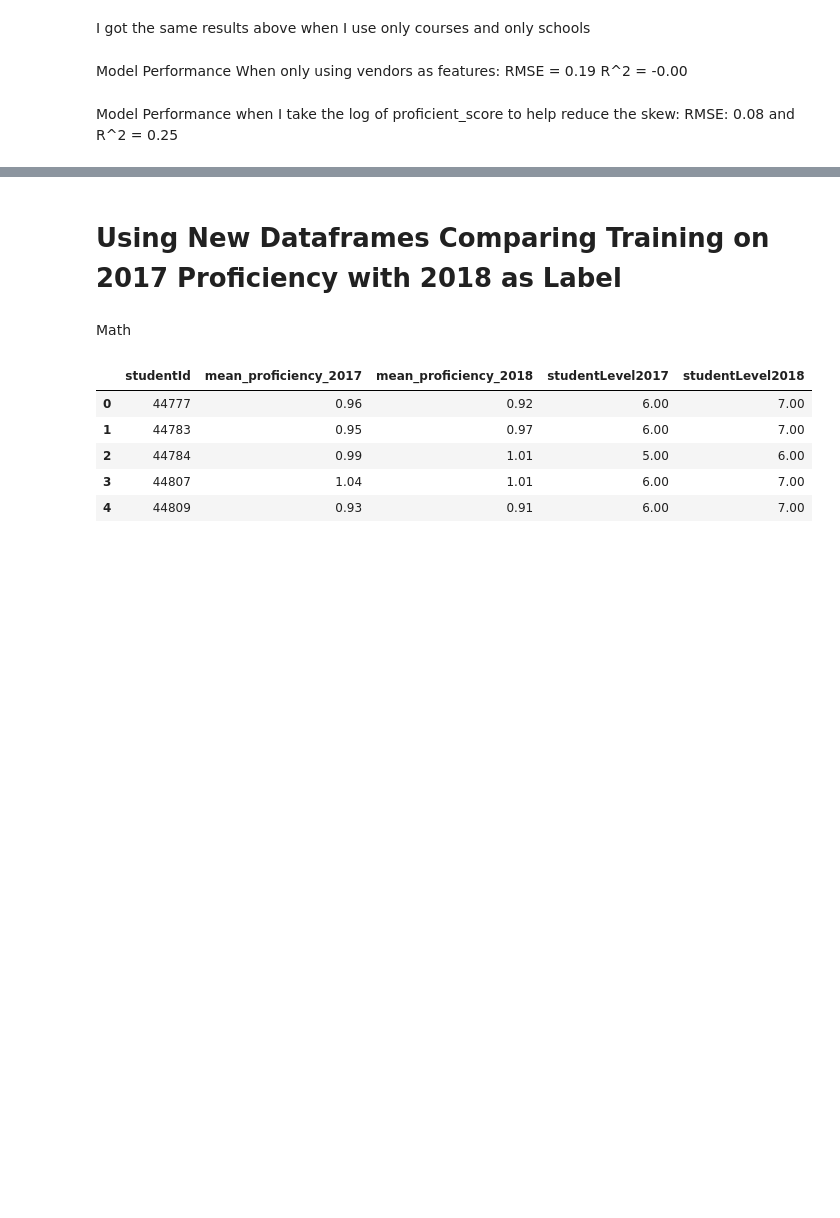
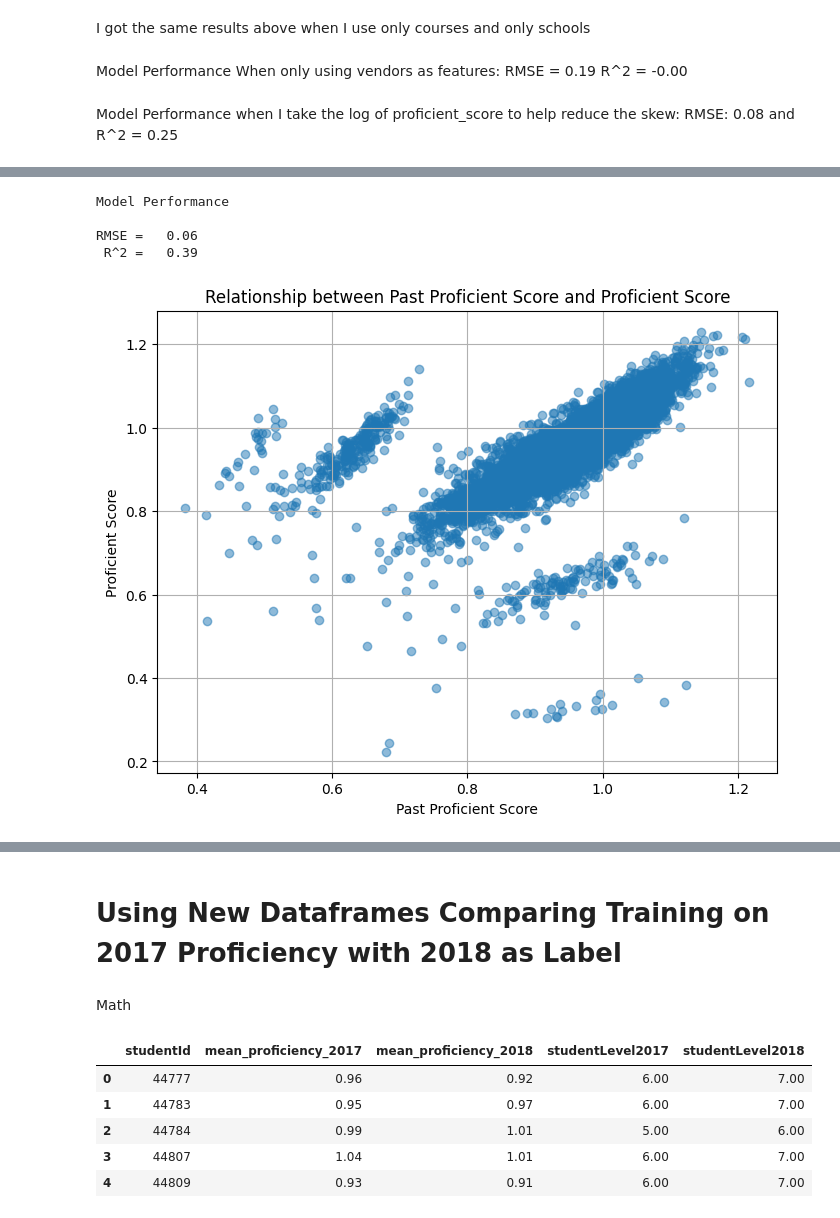
Before and after one commit to level-data-1a/predicting-proficiency, a Jupyter notebook: LinearRegression.ipynb, the cells around one changed output, grey strips where cells are left out. Cells and saved outputs as stored; diff of their text form; code cells hidden in the pictures; blank space fills up the shorter version.

```diff
--- a/LinearRegression.ipynb
+++ b/LinearRegression.ipynb
@@ -183,0 +395,23 @@ The column 'past_proficiency' does not exist in the DataFrame.
+# %%
+# The mean squared error
+print('\nModel Performance\n\nRMSE =   %.2f'
+      % np.sqrt(mean_squared_error(y_test, prediction)))
+# The coefficient of determination: 1 is perfect prediction
+print(' R^2 =   %.2f'
+      % r2_score(y_test, prediction))
+# %% [output]
+Model Performance
+
+RMSE =   0.06
+ R^2 =   0.39
+# %%
+# Create a scatter plot
+plt.figure(figsize=(8, 6))
+plt.scatter(scantronMath_df['past_proficient_score'], scantronMath_df['proficient_score'], alpha=0.5)
+plt.title('Relationship between Past Proficient Score and Proficient Score')
+plt.xlabel('Past Proficient Score')
+plt.ylabel('Proficient Score')
+plt.grid(True)
+plt.show()
+# %% [output]
+[figure, added]
```
Also changed, not shown: parts of 39 cells of this notebook, 8 other files.
